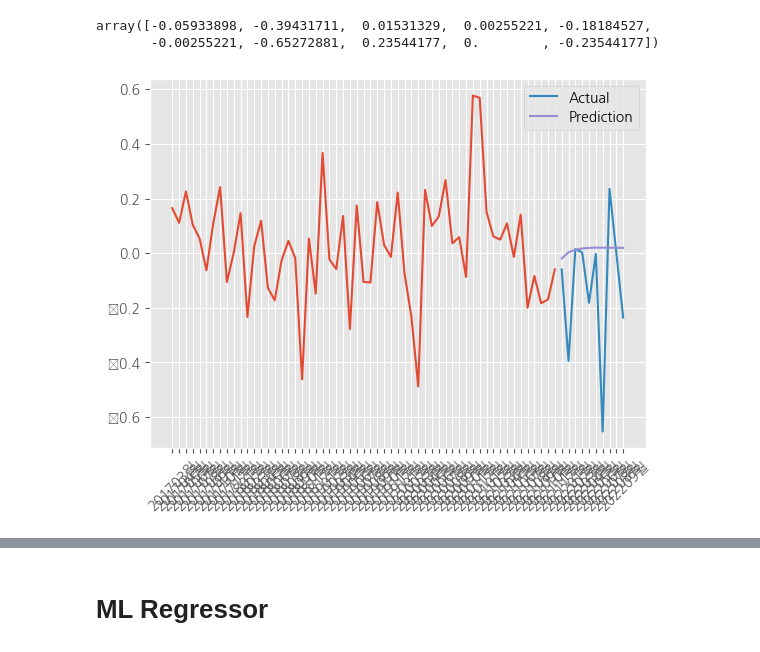
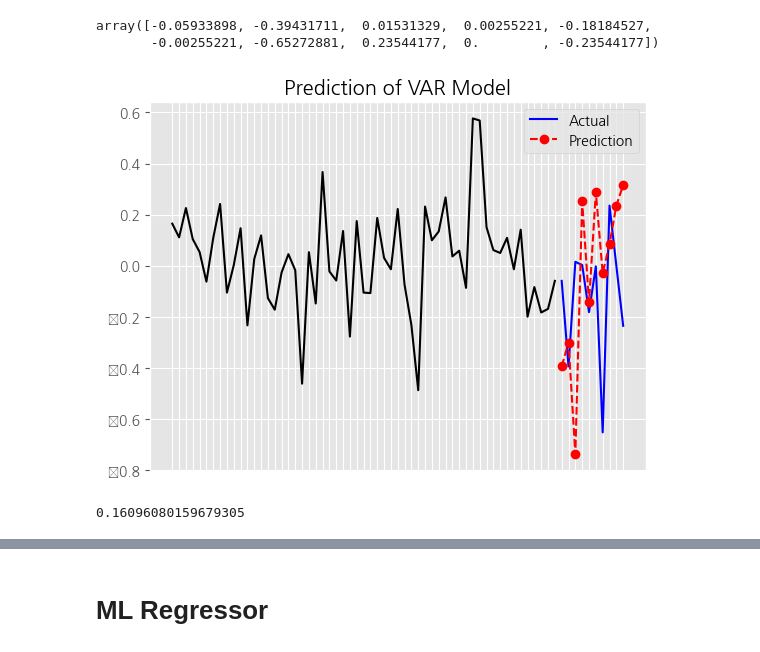
Before and after one commit to paragonyun/Deepconomics, a Jupyter notebook: main.ipynb, the cells around one changed output, grey strips where cells are left out. Saved outputs shown, nothing was run; the diff lists cells and outputs as text; code cells hidden in the pictures.

```diff
--- a/main.ipynb
+++ b/main.ipynb
@@ -823,7 +551,7 @@ pca_X_test
 | 202209월 | -0.845821 | 0.875530 | 0.215515 | 0.000000e+00 | 0.000000e+00 | 0.121819 | -0.023437 | -0.001328 | 0.151347 | -2.041773 | ... |
 # %%
 fin_df = VARMODEL.forecast(fitted_model=fitted_model,train_df = diff_df_pca,
-                            test_df = pca_X_test, min_p=1, step=SPLIT)
+                            test_df = pca_X_test, min_p=min_p, step=SPLIT)
 fin_df
 # %% [output]
 |  | 0 | 1 | 2 | 3 | 4 | 5 | 6 | 7 | 8 | 9 | 10 | ... |
@@ -850,11 +578,18 @@ diff_y_test
 array([-0.05933898, -0.39431711,  0.01531329,  0.00255221, -0.18184527,
        -0.00255221, -0.65272881,  0.23544177,  0.        , -0.23544177])
 # %%
-plt.plot(diff_df_pca['Target'][150:])
-plt.plot(fin_df.index, diff_y_test, label = 'Actual')
-plt.plot(fin_df.index, fin_df['Target_preds'], label = 'Prediction')
-plt.xticks(rotation=45)
+plt.plot(diff_df_pca['Target'][150:], color='black')
+plt.plot(fin_df.index, diff_y_test, label = 'Actual', color='blue')
+plt.plot(fin_df.index, fin_df['Target_preds'], label = 'Prediction', linestyle='dashed', marker='o', color='red')
+plt.tick_params(bottom=False,labelbottom=False)
+plt.title('Prediction of VAR Model')
 plt.legend()
 plt.show()
 # %% [output]
-[figure, old version]
+[figure, new version]
+# %%
+from sklearn.metrics import mean_squared_error as mse
+
+mse(y_true=diff_y_test, y_pred=fin_df['Target_preds'])
+# %% [output]
+0.16096080159679305
```
Also changed, not shown: parts of 32 cells of this notebook.
